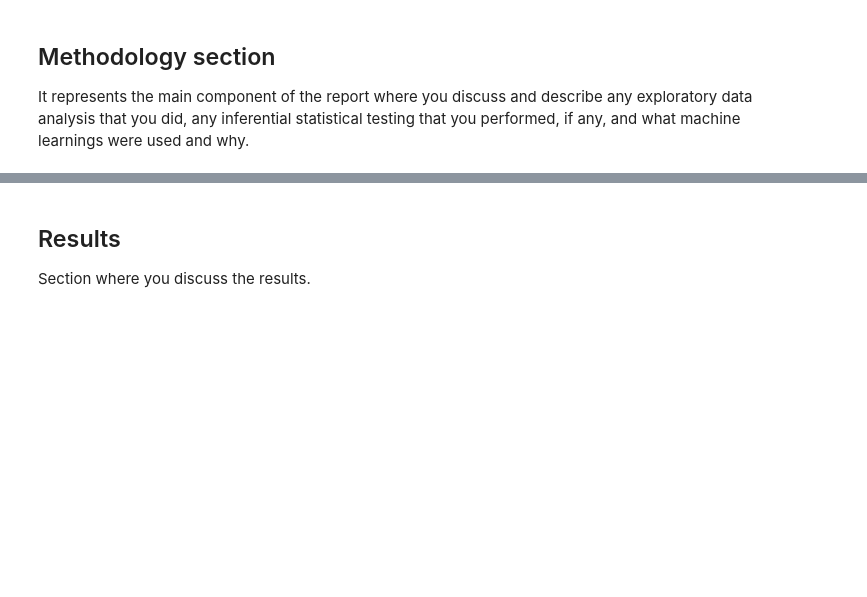
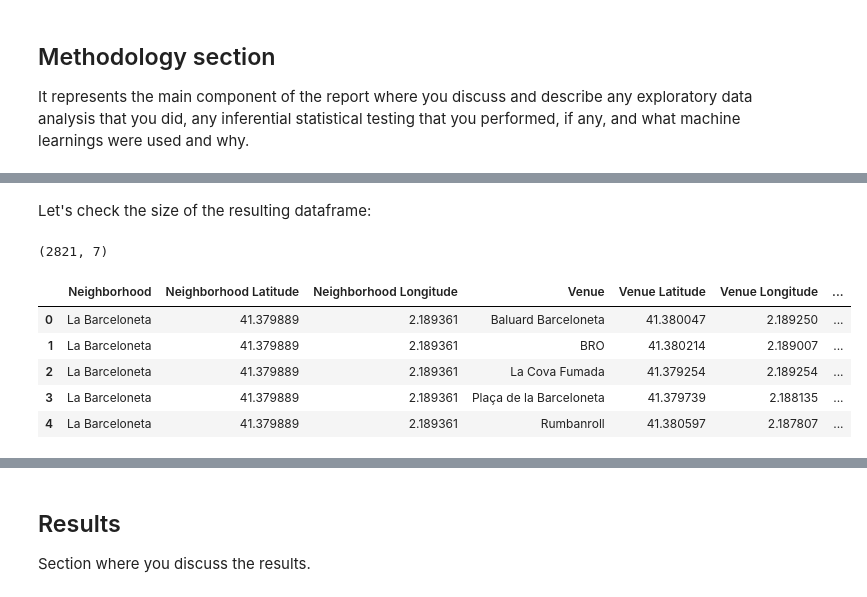
Before and after one commit to isaacfarreras/Coursera_Capstone, a Jupyter notebook: Coursera_capstone_IFAL.ipynb, the cells around one changed output, grey strips where cells are left out. Cells and saved outputs as stored; diff of their text form; code cells hidden in the pictures; blank space fills up the shorter version.

```diff
--- a/Coursera_capstone_IFAL.ipynb
+++ b/Coursera_capstone_IFAL.ipynb
@@ -170,0 +321,13 @@ It represents the main component of the report where you discuss and describe an
+# %% [markdown]
+Let's check the size of the resulting dataframe:
+# %%
+print(barcelona_venues.shape)
+barcelona_venues.head()
+# %% [output]
+(2821, 7)
+|  | Neighborhood | Neighborhood Latitude | Neighborhood Longitude | Venue | Venue Latitude | Venue Longitude | ... |
+| 0 | La Barceloneta | 41.379889 | 2.189361 | Baluard Barceloneta | 41.380047 | 2.189250 | ... |
+| 1 | La Barceloneta | 41.379889 | 2.189361 | BRO | 41.380214 | 2.189007 | ... |
+| 2 | La Barceloneta | 41.379889 | 2.189361 | La Cova Fumada | 41.379254 | 2.189254 | ... |
+| 3 | La Barceloneta | 41.379889 | 2.189361 | Plaça de la Barceloneta | 41.379739 | 2.188135 | ... |
+| 4 | La Barceloneta | 41.379889 | 2.189361 | Rumbanroll | 41.380597 | 2.187807 | ... |
```
Also changed, not shown: parts of 22 cells of this notebook.
